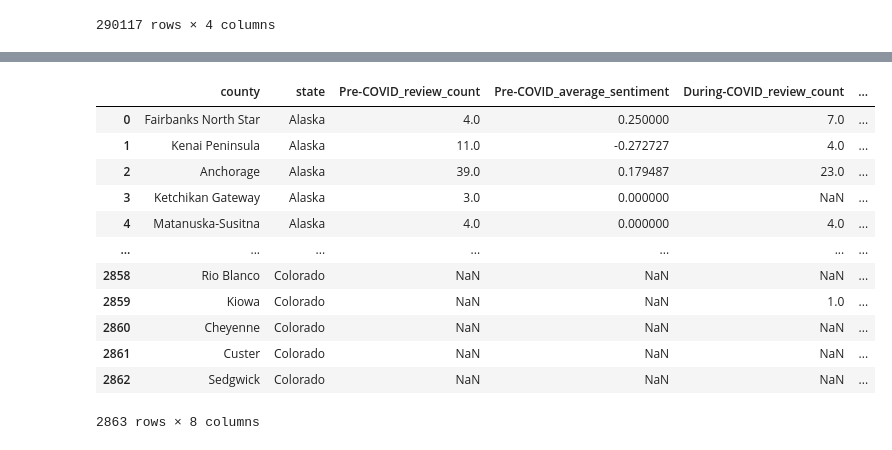
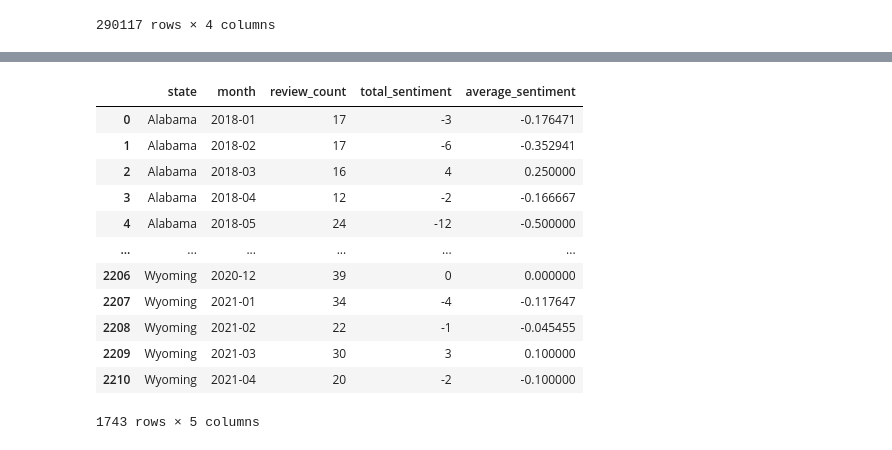
Before and after one commit to ZhaoqianXue/health-resources, a Jupyter notebook: regression and validation/sentiment_validation.pynb.ipynb, the cells around one changed output, grey strips where cells are left out. Saved outputs shown, nothing was run; the diff lists cells and outputs as text; code cells hidden in the pictures.

```diff
--- a/regression and validation/county_sentiment.ipynb
+++ b/regression and validation/sentiment_validation.pynb.ipynb
@@ -210,6 +169,6 @@ df_review
 290117 rows × 4 columns
 # %%
 # Merge both dfs based on 'gmap_id' column
-df_merged = pd.merge(df_county, df_review, on='gmap_id', how='inner')
+df_merged = pd.merge(df_states, df_review, on='gmap_id', how='inner')
 df_merged
 # %% [output]
@@ -229,46 +188,42 @@ df_merged
 # %%
 # Convert the time column to datetime format
 df_merged['time'] = pd.to_datetime(df_merged['time'])
 
-# Define the time periods based on events
-periods = {
-    'Pre-COVID': ('2018-01-01', '2020-01-31'),
-    'During-COVID': ('2020-02-01', '2020-05-31'),
-    'Post-COVID': ('2020-06-01', '2021-05-31')
-}
+# Function to calculate the review count and average sentiment for each state, per month
+def calculate_monthly_sentiment(df):
+    # Extract year and month from the time column
+    df['month'] = df['time'].dt.to_period('M')
 
-# Function to calculate the review count and average sentiment for each period
-def calculate_sentiment(df, start_date, end_date):
-    period_df = df[(df['time'] >= start_date) & (df['time'] <= end_date)]
-    grouped_df = period_df.groupby(['county', 'state']).agg(
+    # Group by state and year_month, calculate review count and sentiment
+    grouped_df = df.groupby(['state', 'month']).agg(
         review_count=('gmap_id', 'size'),  # count the number of reviews
         total_sentiment=('class', lambda x: (x == 1).sum() - (x == -1).sum())  # calculate the total sentiment
     ).reset_index()
+
+    # Calculate the average sentiment
     grouped_df['average_sentiment'] = grouped_df['total_sentiment'] / grouped_df['review_count']
-    return grouped_df
 
-# Create empty df to store the combined results
-result_df = df_merged[['county', 'state']].drop_duplicates().copy()
+    # Filter out months with less than 10 reviews
+    filtered_df = grouped_df[grouped_df['review_count'] > 10]
 
-# Loop through periods and add the review count and average sentiment for each period
-for period, (start, end) in periods.items():
-    period_data = calculate_sentiment(df_merged, start, end)
-    period_data.columns = ['county', 'state', f'{period}_review_count', f'{period}_total_sentiment', f'{period}_average_sentiment']
-    result_df = pd.merge(result_df, period_data[['county', 'state', f'{period}_review_count', f'{period}_average_sentiment']], on=['county', 'state'], how='left')
+    return filtered_df
+
+# Calculate the monthly sentiment data
+result_df = calculate_monthly_sentiment(df_merged)
 
 # Display the final df
 result_df
 # %% [output]
-|  | county | state | Pre-COVID_review_count | Pre-COVID_average_sentiment | During-COVID_review_count | ... |
-| 0 | Fairbanks North Star | Alaska | 4.0 | 0.250000 | 7.0 | ... |
-| 1 | Kenai Peninsula | Alaska | 11.0 | -0.272727 | 4.0 | ... |
-| 2 | Anchorage | Alaska | 39.0 | 0.179487 | 23.0 | ... |
-| 3 | Ketchikan Gateway | Alaska | 3.0 | 0.000000 | NaN | ... |
-| 4 | Matanuska-Susitna | Alaska | 4.0 | 0.000000 | 4.0 | ... |
-| ... | ... | ... | ... | ... | ... | ... |
-| 2858 | Rio Blanco | Colorado | NaN | NaN | NaN | ... |
-| 2859 | Kiowa | Colorado | NaN | NaN | 1.0 | ... |
-| 2860 | Cheyenne | Colorado | NaN | NaN | NaN | ... |
-| 2861 | Custer | Colorado | NaN | NaN | NaN | ... |
-| 2862 | Sedgwick | Colorado | NaN | NaN | NaN | ... |
+|  | state | month | review_count | total_sentiment | average_sentiment |
+| 0 | Alabama | 2018-01 | 17 | -3 | -0.176471 |
+| 1 | Alabama | 2018-02 | 17 | -6 | -0.352941 |
+| 2 | Alabama | 2018-03 | 16 | 4 | 0.250000 |
+| 3 | Alabama | 2018-04 | 12 | -2 | -0.166667 |
+| 4 | Alabama | 2018-05 | 24 | -12 | -0.500000 |
+| ... | ... | ... | ... | ... | ... |
+| 2206 | Wyoming | 2020-12 | 39 | 0 | 0.000000 |
+| 2207 | Wyoming | 2021-01 | 34 | -4 | -0.117647 |
+| 2208 | Wyoming | 2021-02 | 22 | -1 | -0.045455 |
+| 2209 | Wyoming | 2021-03 | 30 | 3 | 0.100000 |
+| 2210 | Wyoming | 2021-04 | 20 | -2 | -0.100000 |
-2863 rows × 8 columns
+1743 rows × 5 columns
```
Also changed, not shown: parts of 12 cells of this notebook, 40 other files.
